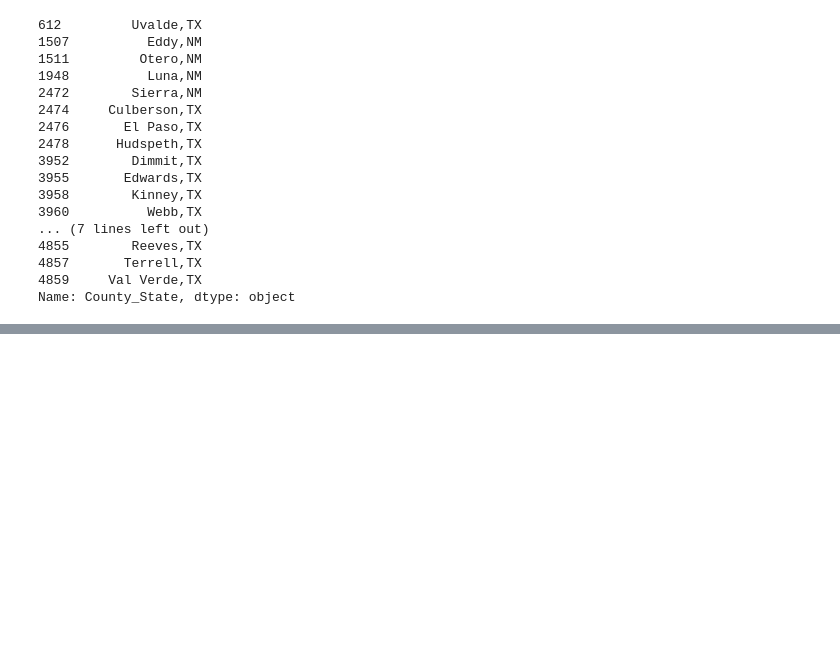
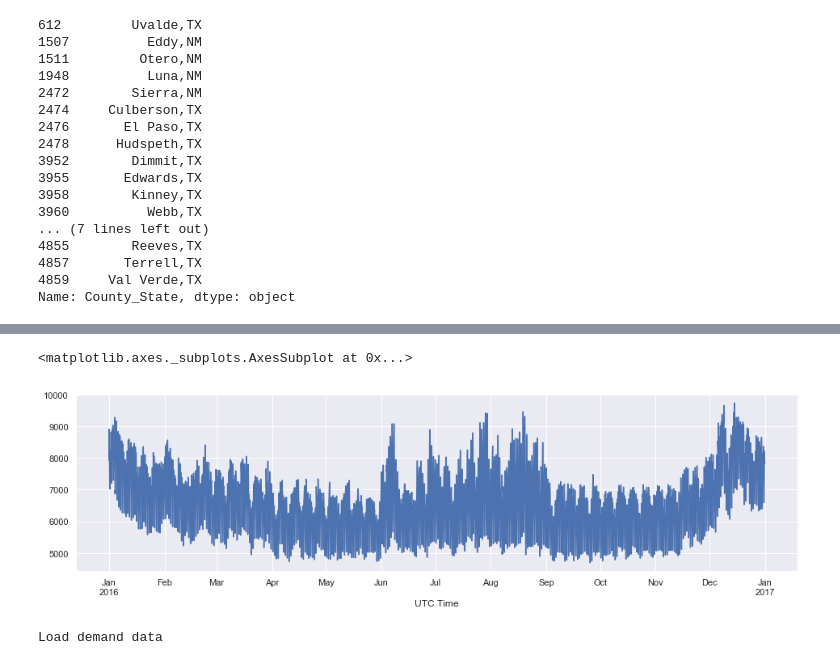
Before and after one commit to Breakthrough-Energy/PreREISE, a Jupyter notebook: prereise/gather/demanddata/EIA/demo/AssignBAByCounty.ipynb, the cells around one changed output, grey strips where cells are left out. Cells and saved outputs as stored; diff of their text form; code cells hidden in the pictures; blank space fills up the shorter version.

```diff
--- a/prereise/gather/demanddata/EIA/demo/AssignBAByCounty.ipynb
+++ b/prereise/gather/demanddata/EIA/demo/AssignBAByCounty.ipynb
@@ -461,0 +685,5 @@ ba_counties_pop['County'] + ',' + ba_counties_pop['State']
+# %%
+final_df['OR'].plot(figsize = [16,4])
+# %% [output]
+<matplotlib.axes._subplots.AxesSubplot at 0x...>
+[figure, added]
@@ -461,0 +692,5 @@ ba_counties_pop['County'] + ',' + ba_counties_pop['State']
+# %%
+win_data.read_demand_data()
+demand_v2 = win_data.demand_data_2016
+# %% [output]
+Load demand data
```
Also changed, not shown: parts of 41 cells of this notebook.
